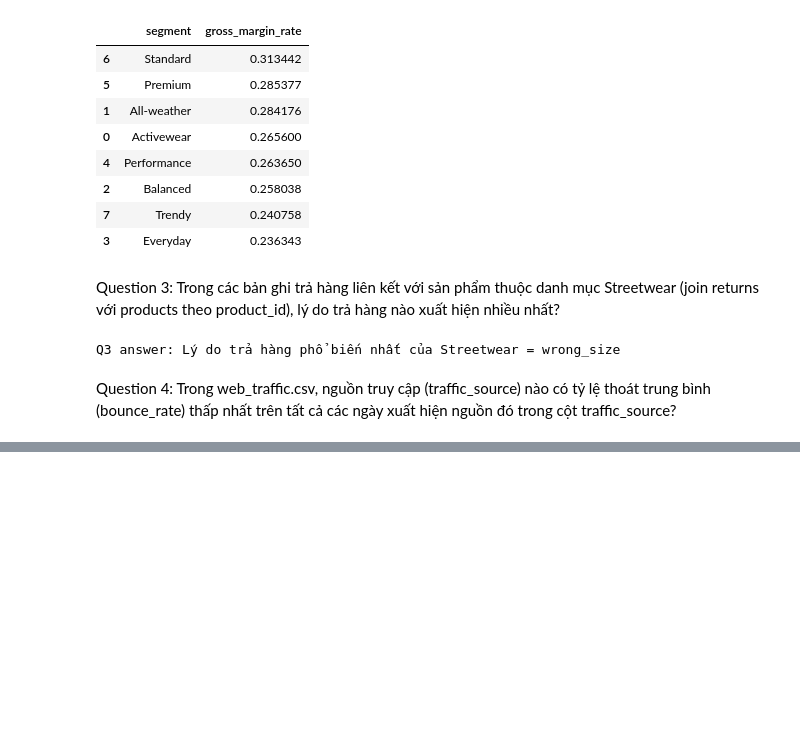
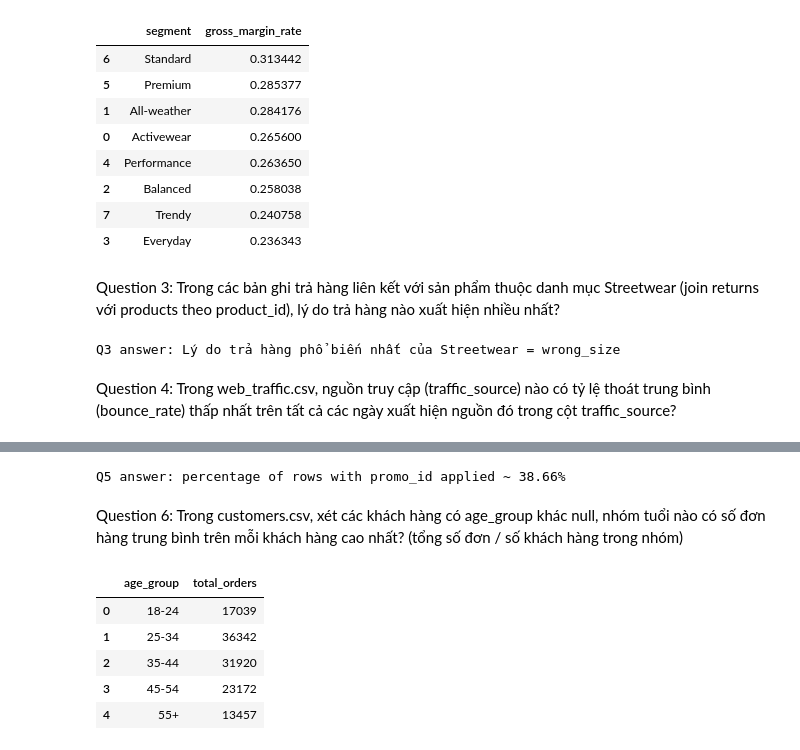
Before and after one commit to nightshade94/datathon-hkbaleycb4, a Jupyter notebook: notebooks/question.ipynb, the cells around one changed output, grey strips where cells are left out. Drawn from its saved outputs; the diff is of its cells as text; code cells hidden in the pictures; blank space fills up the shorter version.

```diff
--- a/notebooks/question.ipynb
+++ b/notebooks/question.ipynb
@@ -80,0 +107,29 @@ bình (bounce_rate) thấp nhất trên tất cả các ngày xuất hiện ngu
+# %%
+order_items = csv_io.read_csv_file(RAW_DIR / "order_items.csv").copy()
+
+order_items["promo_id"] = order_items["promo_id"].replace("", np.nan)
+
+promo_applied_pct = order_items["promo_id"].notna().mean() * 100
+print(f"Q5 answer: percentage of rows with promo_id applied ~ {promo_applied_pct:.2f}%")
+# %% [output]
+Q5 answer: percentage of rows with promo_id applied ~ 38.66%
+# %% [markdown]
+Question 6: Trong customers.csv, xét các khách hàng có age_group khác null, nhóm tuổi nào có số
+đơn hàng trung bình trên mỗi khách hàng cao nhất? (tổng số đơn / số khách hàng trong
+nhóm)
+# %%
+customers = csv_io.read_csv_file(RAW_DIR / "customers.csv").copy()
+orders = csv_io.read_csv_file(RAW_DIR / "orders.csv").copy()
+
+customers["age_group"] = customers["age_group"].replace("", np.nan)
+
+customers_byAge = customers.groupby('age_group').size().reset_index(name='total_orders')
+
+customers_byAge
+# %% [output]
+|  | age_group | total_orders |
+| 0 | 18-24 | 17039 |
+| 1 | 25-34 | 36342 |
+| 2 | 35-44 | 31920 |
+| 3 | 45-54 | 23172 |
+| 4 | 55+ | 13457 |
```
Also changed, not shown: parts of 2 cells of this notebook, 12 other files.
